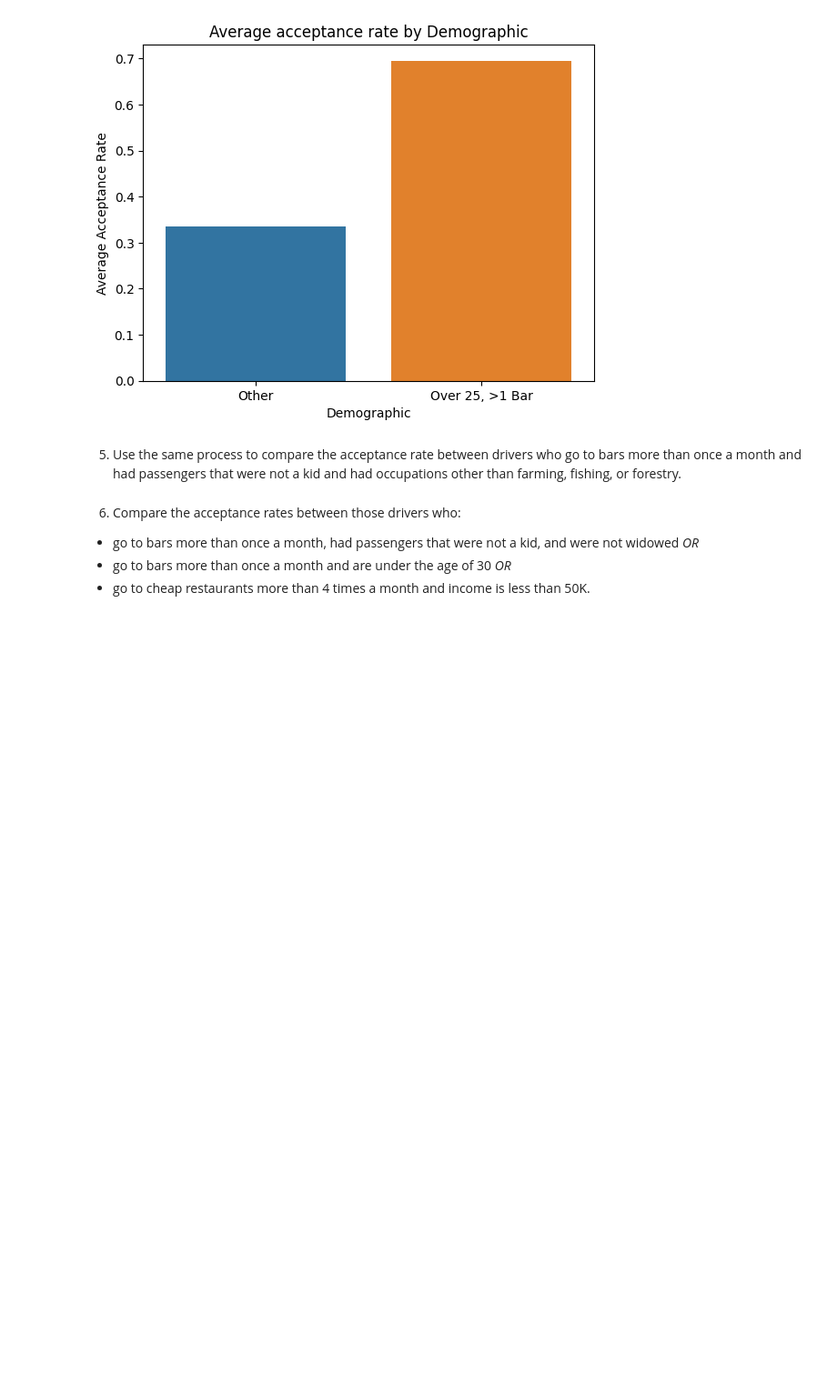
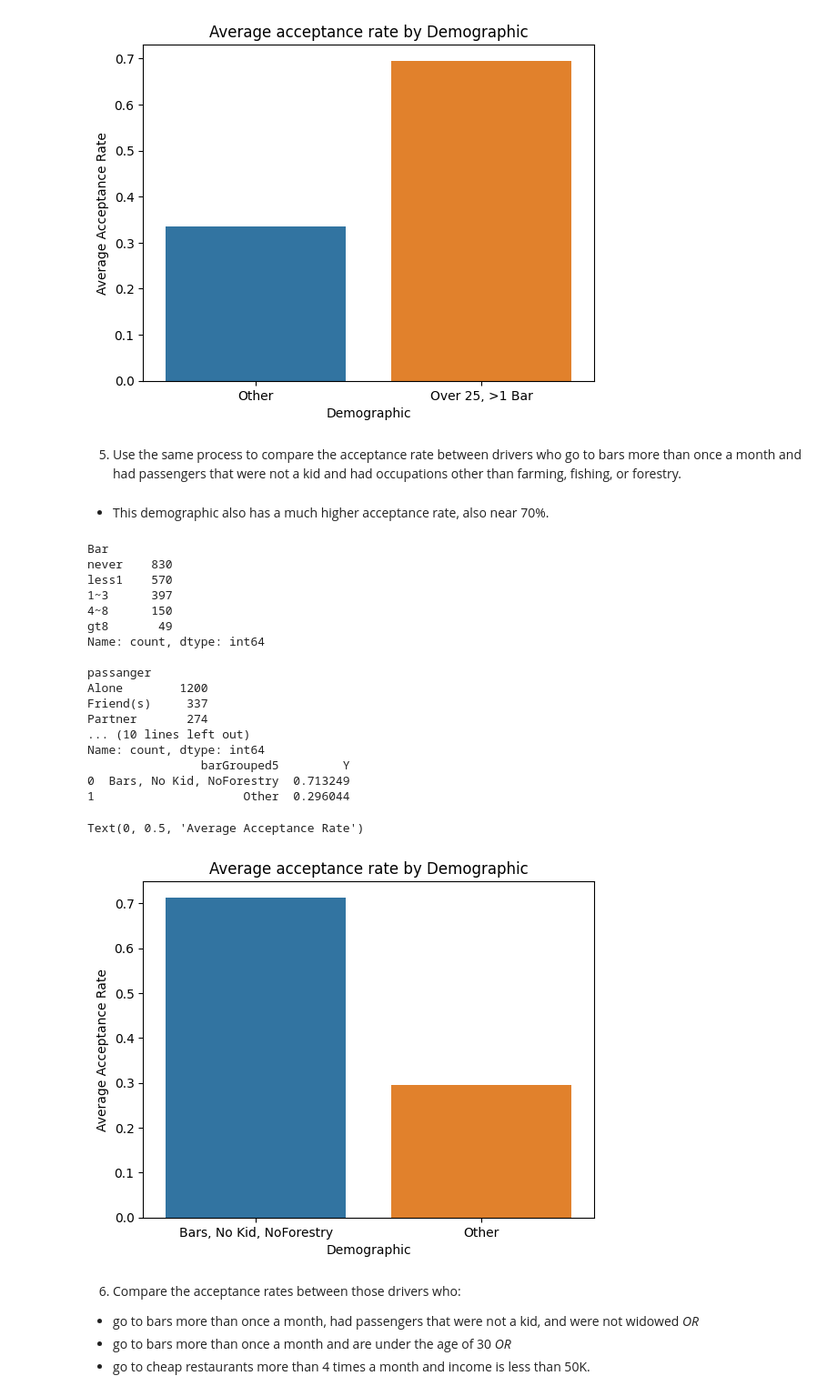
Before and after one commit to Raesu/pcmlai, a Jupyter notebook: Module 5/assignment_5_1_starter/prompt.ipynb, the cells around one changed output. Shown at 91% size. Drawn from its saved outputs; the diff is of its cells as text; code cells hidden in the pictures; blank space fills up the shorter version.

```diff
--- a/Module 5/assignment_5_1_starter/prompt.ipynb
+++ b/Module 5/assignment_5_1_starter/prompt.ipynb
@@ -330,6 +330,60 @@ Text(0, 0.5, 'Average Acceptance Rate')
 [figure]
 # %% [markdown]
 5. Use the same process to compare the acceptance rate between drivers who go to bars more than once a month and had passengers that were not a kid and had occupations other than farming, fishing, or forestry.
+# %% [markdown]
+- This demographic also has a much higher acceptance rate, also near 70%.
+# %%
+# Check current values for bar, passanger, occupation
+print(barCoupons.value_counts('Bar'),'\n')
+print(barCoupons.value_counts('passanger'), '\n')
+#print(barCoupons.value_counts('occupation'), '\n')
+
+# Make boolean masks for better readability
+moreThanOnce = barCoupons['Bar'].isin(['1~3','4~8','gt8'])
+noKid = barCoupons['passanger'] != 'Kid(s)'
+noForestry = barCoupons['occupation'] != 'Farming Fishing & Forestry'
+
+# Only 551 people meet this criteria
+print((moreThanOnce & noKid & noForestry).value_counts(), '\n')
+
+# It won't let me do this for some reason
+# barCoupons['barGrouped5'].loc[(moreThanOnce & noKid & noForestry), 'barGrouped5'] = 'Bars, No Kid, NoForestry'
+
+barCoupons['barGrouped5'] = 'Other'
+barCoupons.loc[(barCoupons['Bar'].isin(['1~3','4~8','gt8'])) &
+               (barCoupons['passanger'] != 'Kid(s)') &
+               (barCoupons['occupation'] != 'Farming Fishing & Forestry'),'barGrouped5'] = 'Bars, No Kid, NoForestry'
+
+# Make sure grouping works
+print(barCoupons['barGrouped5'].value_counts())
+
+means = barCoupons.groupby('barGrouped5')['Y'].mean().reset_index()
+print(means)
+
+sns.barplot(means, x='barGrouped5', y='Y', hue='barGrouped5')
+plt.title('Average acceptance rate by Demographic')
+plt.xlabel('Demographic')
+plt.ylabel('Average Acceptance Rate')
+# %% [output]
+Bar
+never    830
+less1    570
+1~3      397
+4~8      150
+gt8       49
+Name: count, dtype: int64
+
+passanger
+Alone        1200
+Friend(s)     337
+Partner       274
+... (10 lines left out)
+Name: count, dtype: int64
+                barGrouped5         Y
+0  Bars, No Kid, NoForestry  0.713249
+1                     Other  0.296044
+Text(0, 0.5, 'Average Acceptance Rate')
+[figure, added]
 # %% [markdown]
 6. Compare the acceptance rates between those drivers who:
 
```
Also changed, not shown: parts of 3 cells of this notebook.
